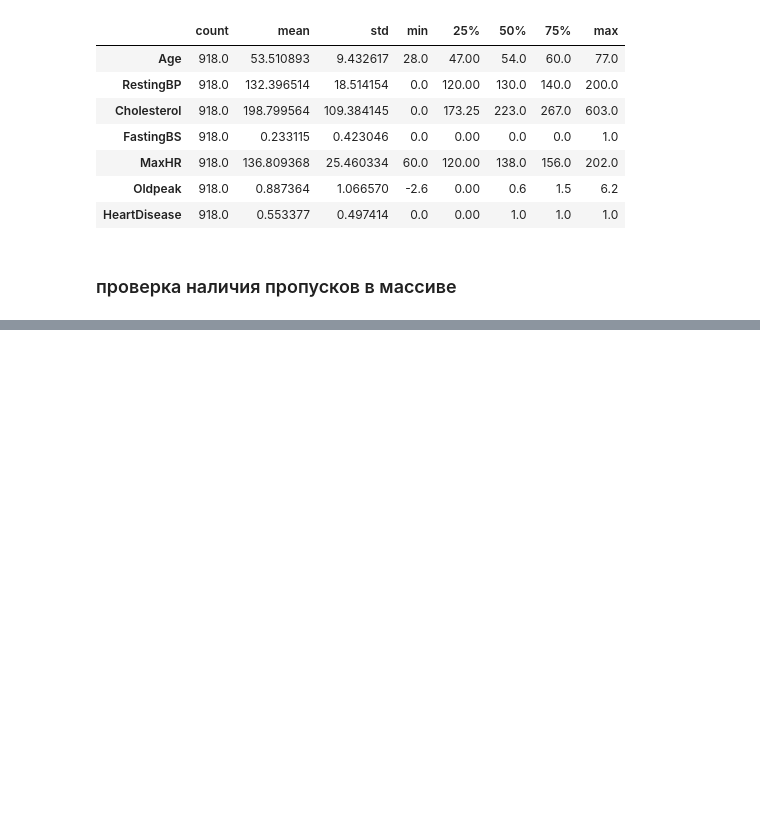
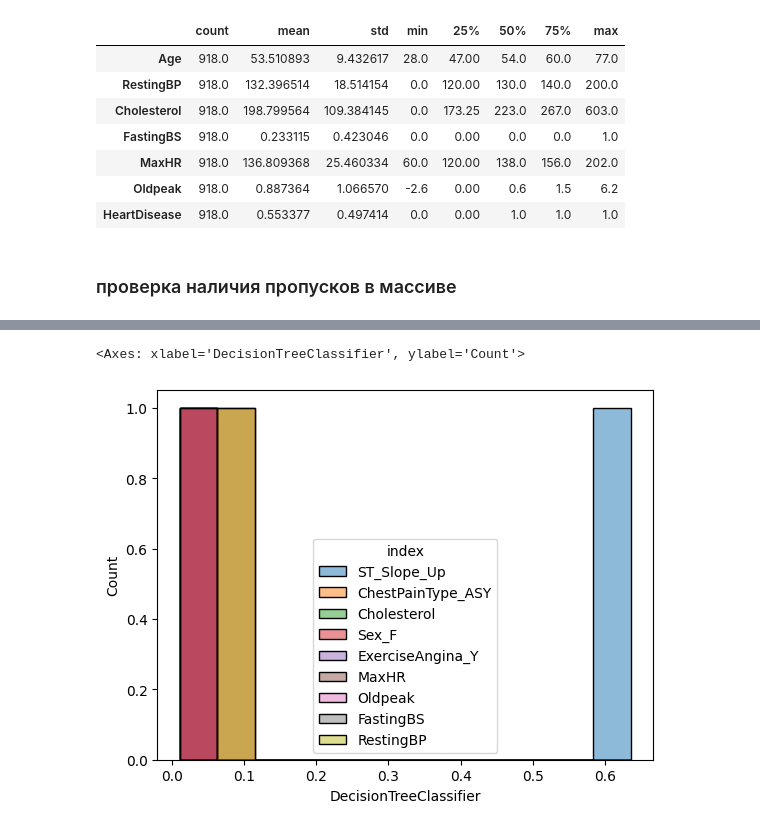
Before and after one commit to AlexanderSipko/netology_ml, a Jupyter notebook: task/9 ensamble/9 ensamble.ipynb, the cells around one changed output, grey strips where cells are left out. Saved outputs shown, nothing was run; the diff lists cells and outputs as text; code cells hidden in the pictures; blank space fills up the shorter version.

```diff
--- a/task/9 ensamble/9 ensamble.ipynb
+++ b/task/9 ensamble/9 ensamble.ipynb
@@ -84,0 +91,5 @@ corr.style.background_gradient(cmap='RdYlGn')
+# %%
+# Splitting the Dataset
+X_train,X_test,y_train,y_test=train_test_split(X,y,test_size=0.20, random_state=42)
+print(X_train.shape, X_test.shape)
+print(y_train.shape, y_test.shape)
@@ -84,0 +170,3 @@ corr.style.background_gradient(cmap='RdYlGn')
+# %%
+dcTree_feature_imp = pd.Series(dcTree.feature_importances_, index=X_train.columns).sort_values(ascending=False)
+dcTree_feature_imp[dcTree_feature_imp.values != 0]
@@ -84,0 +186,21 @@ corr.style.background_gradient(cmap='RdYlGn')
+# %%
+from sklearn.ensemble import RandomForestClassifier
+
+_score_test, _score_train, _delta, _i = 0, 0, 0, 0
+for i in range(1, 15):
+    rFC = RandomForestClassifier(n_estimators=1500, max_depth=i)
+    rFC.fit(X_train, y_train)
+    train_score = rFC.score(X_train, y_train)
+    test_score = rFC.score(X_test, y_test)
+    if _score_test < test_score:
+        _score_test = test_score
+        _score_train = train_score
+        _delta = train_score - test_score
+        _i = i
+    print(f"Глубина дерева: {i} | train_score: {train_score:.2f} test_score: {test_score:.2f} | delta: {(train_score - test_score):.2f}")
+
+print('--------------------------------------------------------')
+print(f"Максимальный test score: Глубина дерева: {_i} | train_score: {_score_train:.2f} test_score: {_score_test:.2f} | delta: {(_delta):.2f}")
+
+rFC = RandomForestClassifier(n_estimators=1500, max_depth=5)
+rFC.fit(X_train, y_train)
@@ -84,0 +257,3 @@ corr.style.background_gradient(cmap='RdYlGn')
+# %%
+rFC_feature_imp = pd.Series(rFC.feature_importances_, index=X_train.columns).sort_values(ascending=False)
+rFC_feature_imp[rFC_feature_imp.values != 0]
@@ -84,0 +278,6 @@ corr.style.background_gradient(cmap='RdYlGn')
+# %%
+future = pd.concat([dcTree_feature_imp, rFC_feature_imp], axis=1).rename(columns={0:'DecisionTreeClassifier', 1:'RandomForestClassifier'}).reset_index()
+sns.histplot(data=future[future['DecisionTreeClassifier'] != 0], x='DecisionTreeClassifier', hue='index')
+# %% [output]
+<Axes: xlabel='DecisionTreeClassifier', ylabel='Count'>
+[figure, added]
```
Also changed, not shown: parts of 30 cells of this notebook.
